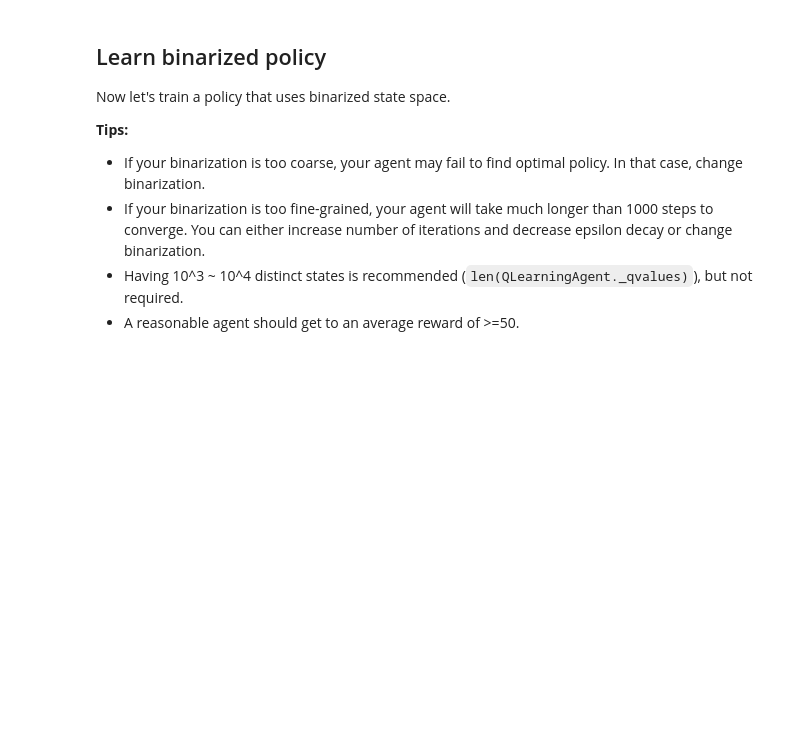
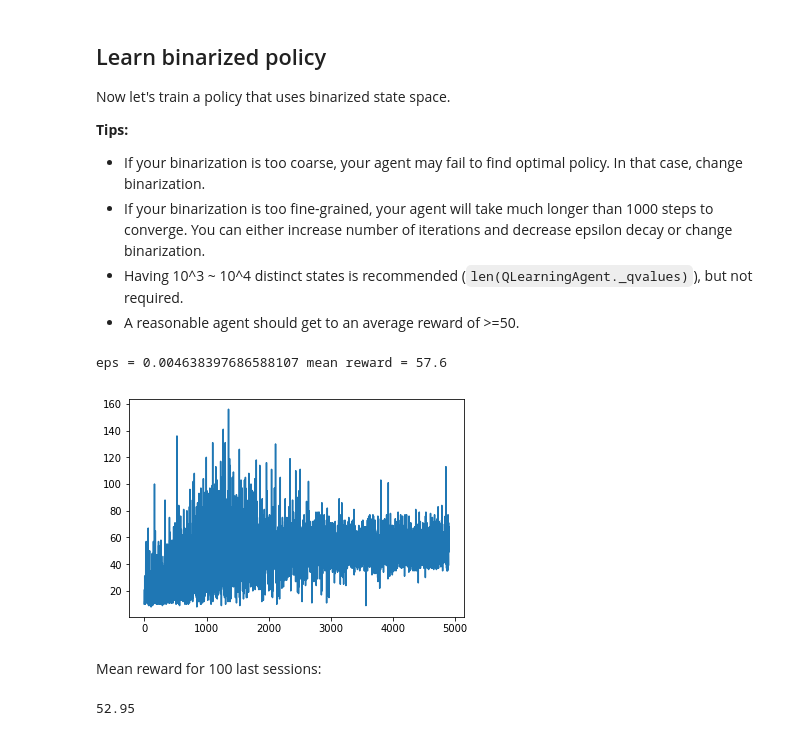
Before and after one commit to Kommiu/Practical_RL, a Jupyter notebook: week3_model_free/seminar_qlearning.ipynb, the cells around one changed output. Cells and saved outputs as stored; diff of their text form; code cells hidden in the pictures; blank space fills up the shorter version.

```diff
--- a/week3_model_free/seminar_qlearning.ipynb
+++ b/week3_model_free/seminar_qlearning.ipynb
@@ -257,16 +251,17 @@ from gym.core import ObservationWrapper
 
 
 class Binarizer(ObservationWrapper):
-
-    def _observation(self, state):
-
-        state = (round(s*10**i, i) for s in zip(state,[4,2,4,2]))
+    def observation(self, state):
+        #here we mostly concentrated on speed at tip and completely got rid of position and pole angle
+        digits = [0,0,0,3]
+        state = [round(s,d) for s,d in zip(state, digits)]
         # hint: you can do that with round(x,n_digits)
         # you will need to pick a different n_digits for each dimension
 
         return tuple(state)
 # %%
 env = Binarizer(gym.make("CartPole-v0"))
+n_actions = env.action_space.n
 # %%
 all_states = []
 for _ in range(1000):
@@ -302,11 +297,24 @@ agent = QLearningAgent(alpha=0.5, epsilon=0.25, discount=0.99,
 # %%
+agent = QLearningAgent(alpha=0.5, epsilon=0.9, discount=0.99,
+                       get_legal_actions=lambda s: range(n_actions))
+
 rewards = []
-for i in range(1000):
+for i in range(5000):
     rewards.append(play_and_train(env, agent))
-
-    # OPTIONAL YOUR CODE: adjust epsilon
+    #agent.epsilon *= 0.99
+    # experiments shown that we dont want epsilon to decay too fast
     if i % 100 == 0:
+        agent.epsilon *= 0.9
         clear_output(True)
         print('eps =', agent.epsilon, 'mean reward =', np.mean(rewards[-10:]))
         plt.plot(rewards)
         plt.show()
+# %% [output]
+eps = 0.004638397686588107 mean reward = 57.6
+[figure, added]
+# %% [markdown]
+Mean reward for 100 last sessions:
+# %%
+np.mean(rewards[-100:])
+# %% [output]
+52.95
```
Also changed, not shown: parts of 8 cells of this notebook, 5 other files.
